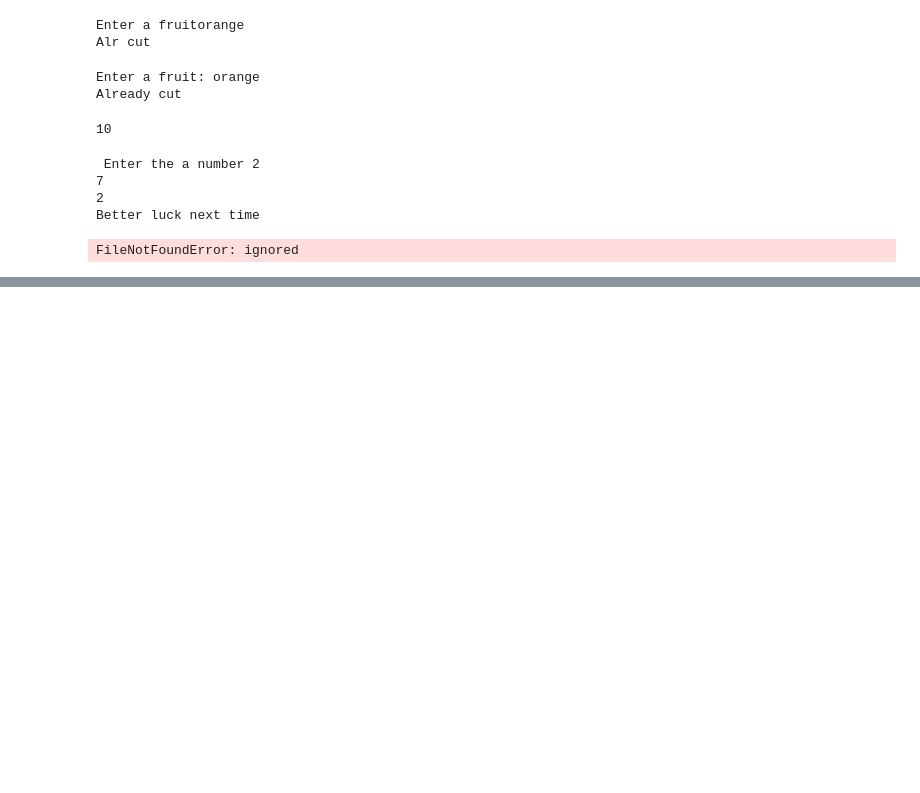
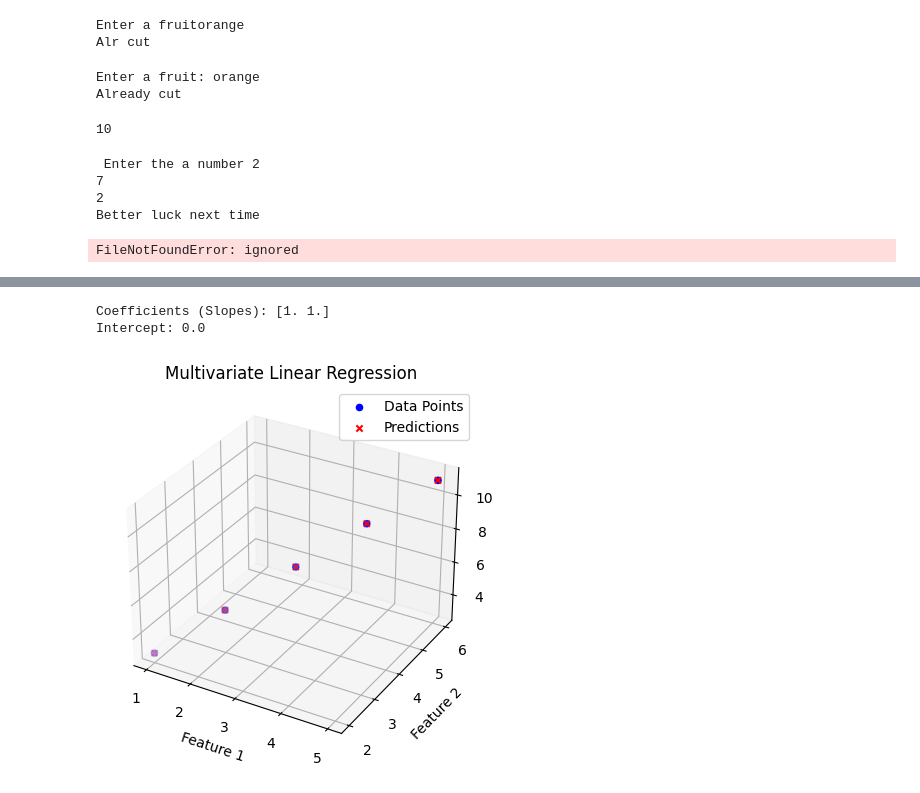
Before and after one commit to faheemdehalvi/dsa, a Jupyter notebook: first.ipynb, the cells around one changed output, grey strips where cells are left out. Cells and saved outputs as stored; diff of their text form; code cells hidden in the pictures; blank space fills up the shorter version.

```diff
--- a/first.ipynb
+++ b/first.ipynb
@@ -361,0 +444,45 @@ KeyError: ignored
+# %%
+#load
+
+import numpy as np
+import matplotlib.pyplot as plt
+from sklearn.linear_model import LinearRegression
+
+# Sample data (replace this with your own dataset)
+X = np.array([[1, 2], [2, 3], [3, 4], [4, 5], [5, 6]])  # Independent variables (features)
+y = np.array([3, 5, 7, 9, 11])  # Dependent variable (target)
+
+# Create a linear regression model
+model = LinearRegression()
+
+# Fit the model to the data
+model.fit(X, y)
+
+# Make predictions
+y_pred = model.predict(X)
+
+# Calculate the coefficients (slopes) and intercept
+coefficients = model.coef_
+intercept = model.intercept_
+
+# Print the coefficients
+print("Coefficients (Slopes):", coefficients)
+print("Intercept:", intercept)
+
+# Plot the original data and the regression predictions
+fig = plt.figure()
+ax = fig.add_subplot(111, projection='3d')  # Create a 3D plot
+
+ax.scatter(X[:, 0], X[:, 1], y, c='b', marker='o', label='Data Points')
+ax.scatter(X[:, 0], X[:, 1], y_pred, c='r', marker='x', label='Predictions')
+
+ax.set_xlabel('Feature 1')
+ax.set_ylabel('Feature 2')
+ax.set_zlabel('Target')
+ax.legend()
+plt.title("Multivariate Linear Regression")
+plt.show()
+# %% [output]
+Coefficients (Slopes): [1. 1.]
+Intercept: 0.0
+[figure, added]
```
Also changed, not shown: parts of 10 cells of this notebook.
